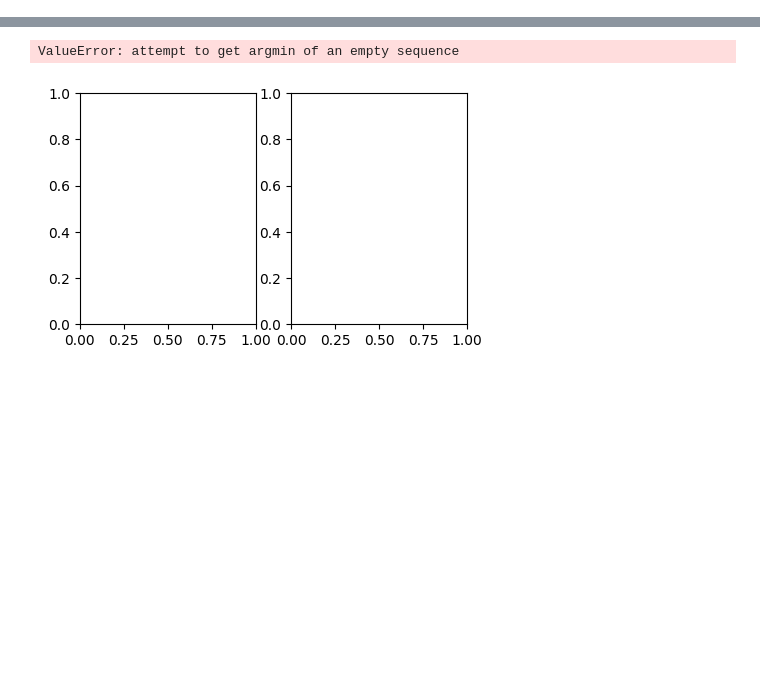
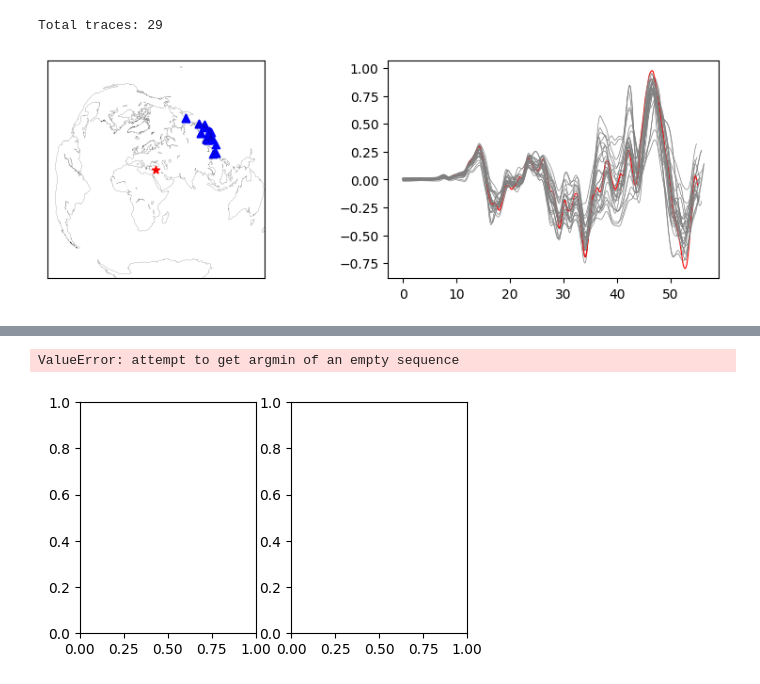
Before and after one commit to ajay6763/earthquake_bp_obspy, a Jupyter notebook: Array_selection.ipynb, the cells around one changed output, grey strips where cells are left out. Saved outputs shown, nothing was run; the diff lists cells and outputs as text; code cells hidden in the pictures; blank space fills up the shorter version.

```diff
--- a/Array_selection.ipynb
+++ b/Array_selection.ipynb
@@ -441,2 +304,15 @@ def array_selection_plot_(stream,event_lat,event_long,az_min,az_max,dist_min=0,d
 # %%
 stream_test=stream_work.copy()
+# %%
+#JP
+az_min=20
+az_max=80
+dist_min=60 #30
+dist_max=90
+stream_sorted=array_selection_plot(stream_test,event_lat,event_long,az_min,az_max,dist_min,dist_max,
+                    bp_l=0.01,bp_h=1,SNR_window=20,max_lag=20,time_before=20,time_after=20,
+                     corr_thresh=0.6,t_plot_start=5,
+                     t_plot_end=50,SNR=10)
+# %% [output]
+Total traces: 29
+[figure, added]
```
Also changed, not shown: parts of 25 cells of this notebook, 5 other files.
